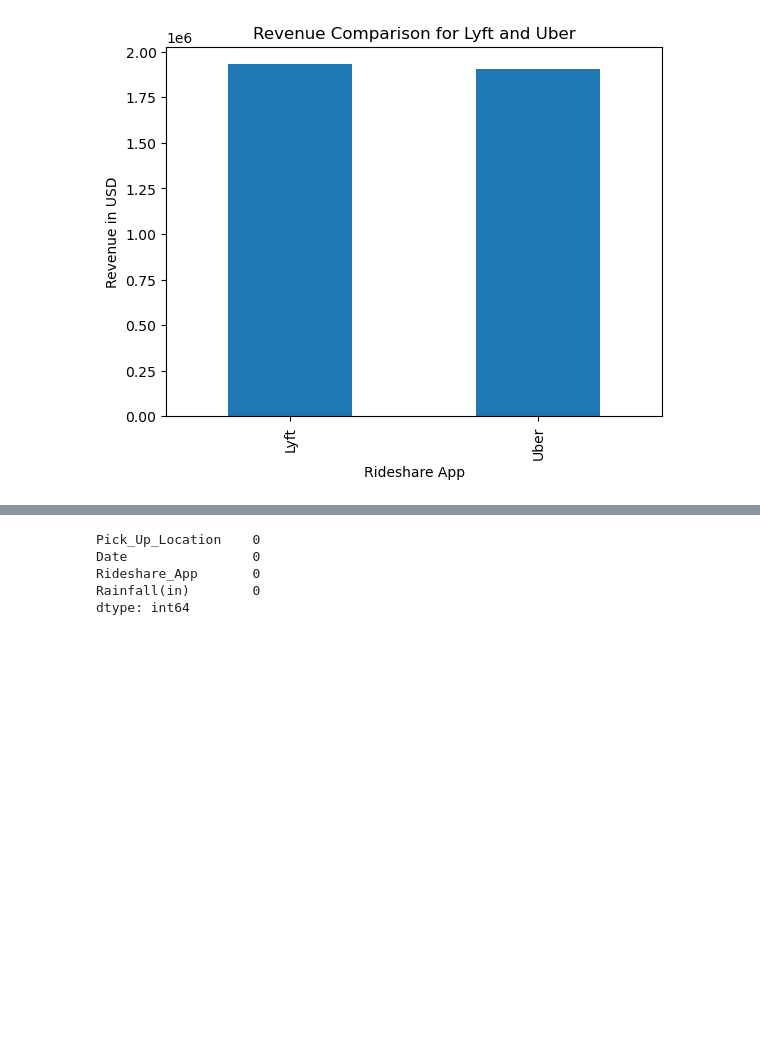
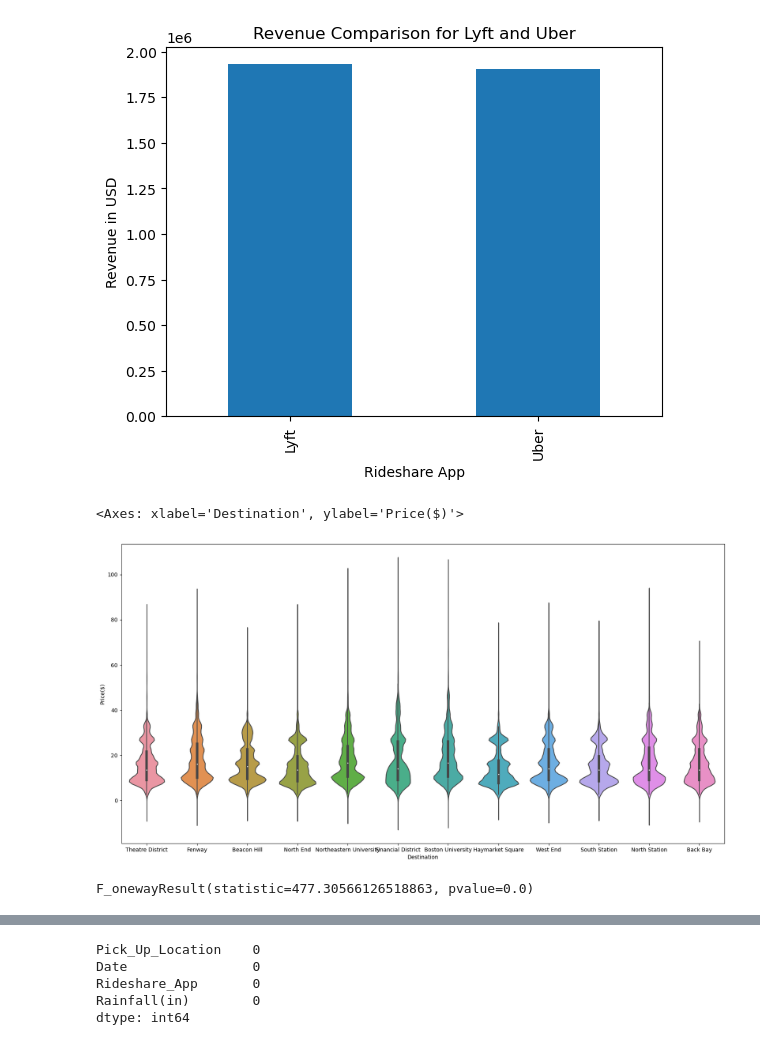
Before and after one commit to marnaji/Project-1, a Jupyter notebook: main.ipynb, the cells around one changed output, grey strips where cells are left out. Drawn from its saved outputs; the diff is of its cells as text; code cells hidden in the pictures; blank space fills up the shorter version.

```diff
--- a/main.ipynb
+++ b/main.ipynb
@@ -247,3 +247,31 @@ plt.ylabel("Revenue in USD")
 plt.show()
 # %% [output]
 [figure]
+# %%
+# Violin Plot for Destination vs Price
+plt.figure(figsize=(20, 10))
+sns.violinplot(data=final_df, x='Destination', y='Price($)', gridsize=100, cut=10)
+# %% [output]
+<Axes: xlabel='Destination', ylabel='Price($)'>
+[figure, added]
+# %%
+#Anova Destination vs Price
+%matplotlib inline
+import scipy.stats as stats
+
+group0 = final_df[final_df["Destination"] == 'Theatre District']["Price($)"]
+group1 = final_df[final_df["Destination"] == 'West End']["Price($)"]
+group2 = final_df[final_df["Destination"] == 'South Station']["Price($)"]
+group3 = final_df[final_df["Destination"] == 'Northeastern University']["Price($)"]
+group4 = final_df[final_df["Destination"] == 'North Station']["Price($)"]
+group5 = final_df[final_df["Destination"] == 'North End']["Price($)"]
+group6 = final_df[final_df["Destination"] == 'Haymarket Square']["Price($)"]
+group7 = final_df[final_df["Destination"] == 'Financial District']["Price($)"]
+group8 = final_df[final_df["Destination"] == 'Fenway']["Price($)"]
+group9 = final_df[final_df["Destination"] == 'Boston University']["Price($)"]
+group10 = final_df[final_df["Destination"] == 'Beacon Hill']["Price($)"]
+group11 = final_df[final_df["Destination"] == 'Back Bay']["Price($)"]
+
+stats.f_oneway(group0, group1, group2, group3, group4, group5, group6, group7, group8, group9, group10, group11)
+# %% [output]
+F_onewayResult(statistic=477.30566126518863, pvalue=0.0)
```
Also changed, not shown: parts of 8 cells of this notebook, 1 other file.
